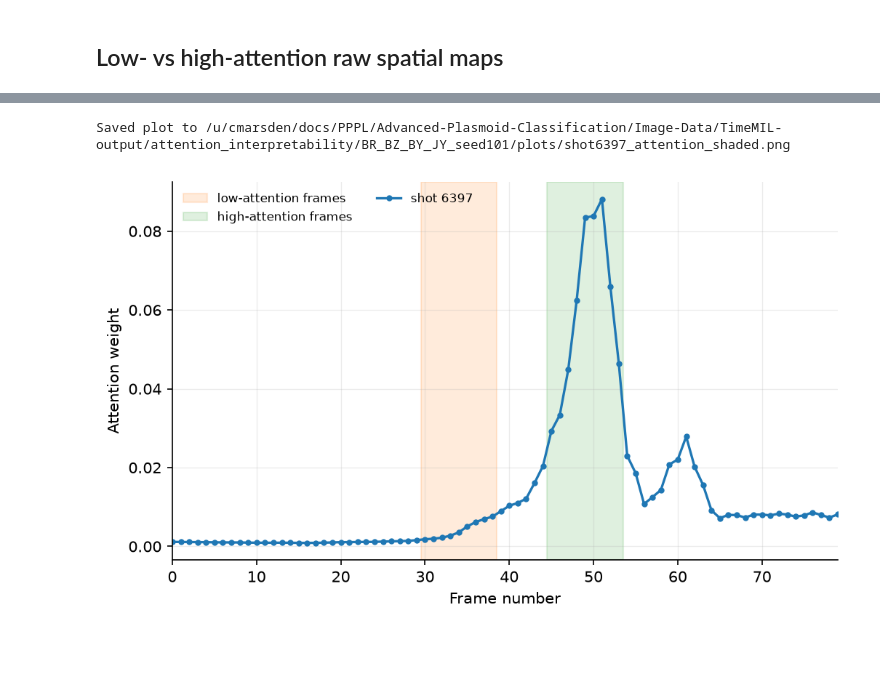
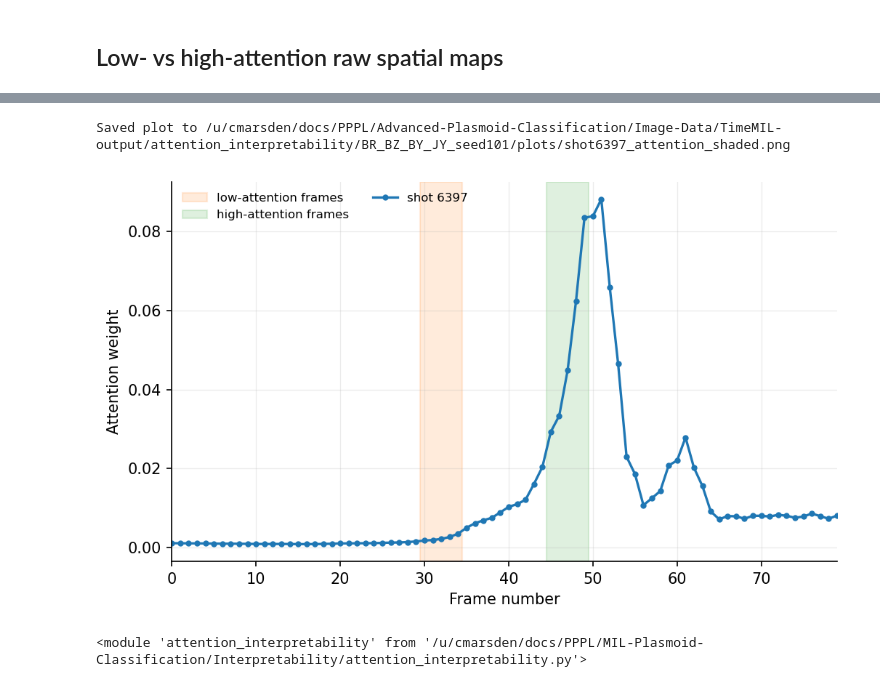
Before and after one commit to charlesmarsden/MIL-Plasmoid-Classification, a Jupyter notebook: Interpretability/attention_interpretability_plots.ipynb, the cells around one changed output, grey strips where cells are left out. Saved outputs shown, nothing was run; the diff lists cells and outputs as text; code cells hidden in the pictures; blank space fills up the shorter version.

```diff
--- a/Interpretability/attention_interpretability_plots.ipynb
+++ b/Interpretability/attention_interpretability_plots.ipynb
@@ -128,10 +116,16 @@ directly on the attention-vs-frame curve for easy cross-reference.
 # %%
 fig, ax = ai.plot_attention_scores(
     data=data, shot=FRAME_SHOT, low_start_frame=low_start, high_start_frame=high_start,
-    n_frames=5, frame_stride_us=FRAME_STRIDE_US,
+    n_frames=3, frame_stride_us=FRAME_STRIDE_US,
     output_path=plots_dir / f"shot{FRAME_SHOT}_attention_shaded.png",
 )
 show(fig)
 # %% [output]
 Saved plot to /u/cmarsden/docs/PPPL/Advanced-Plasmoid-Classification/Image-Data/TimeMIL-output/attention_interpretability/BR_BZ_BY_JY_seed101/plots/shot6397_attention_shaded.png
-[figure, old version]
+[figure, new version]
+# %%
+# Rerun after editing attention_interpretability.py (e.g. FIELD_PLOT_CONFIGS clim)
+import importlib
+importlib.reload(ai)
+# %% [output]
+<module 'attention_interpretability' from '/u/cmarsden/docs/PPPL/MIL-Plasmoid-Classification/Interpretability/attention_interpretability.py'>
```
Also changed, not shown: parts of 7 cells of this notebook, 1 other file.
